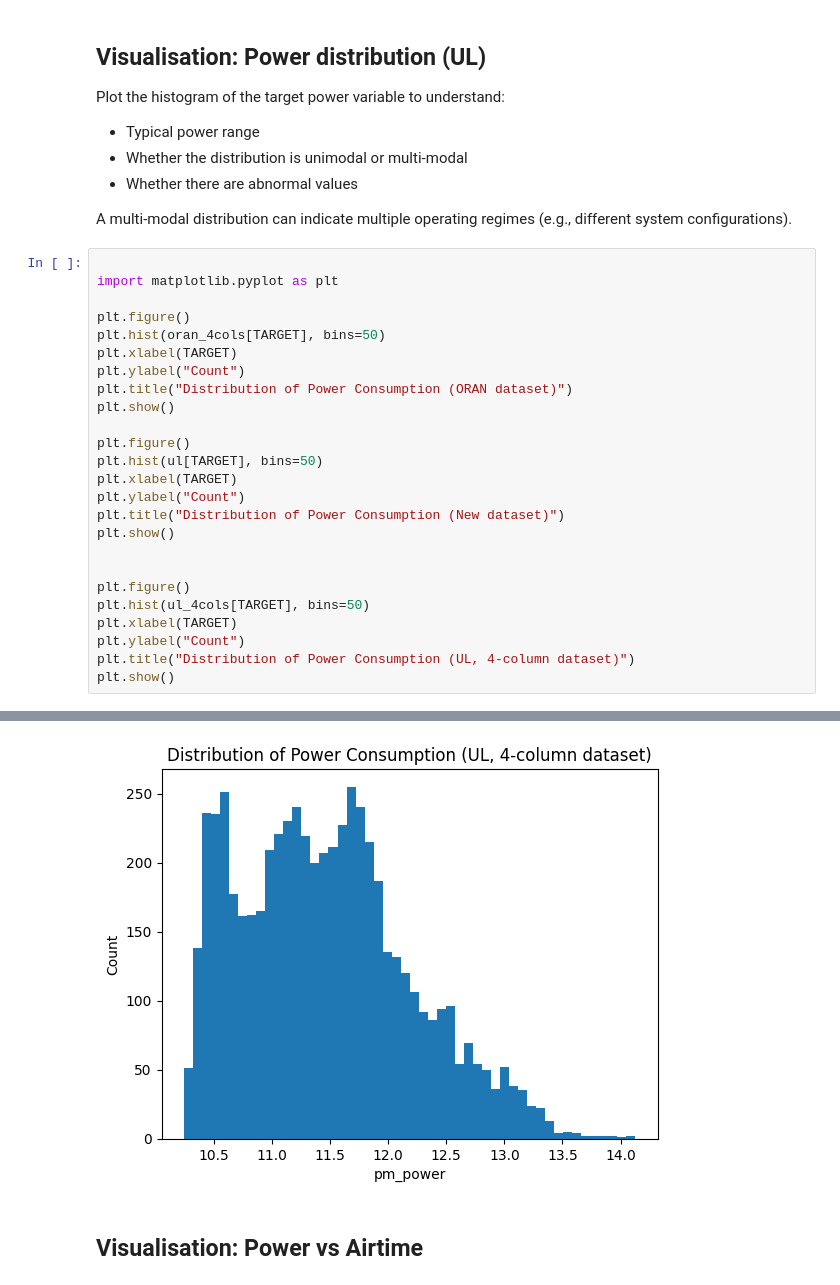
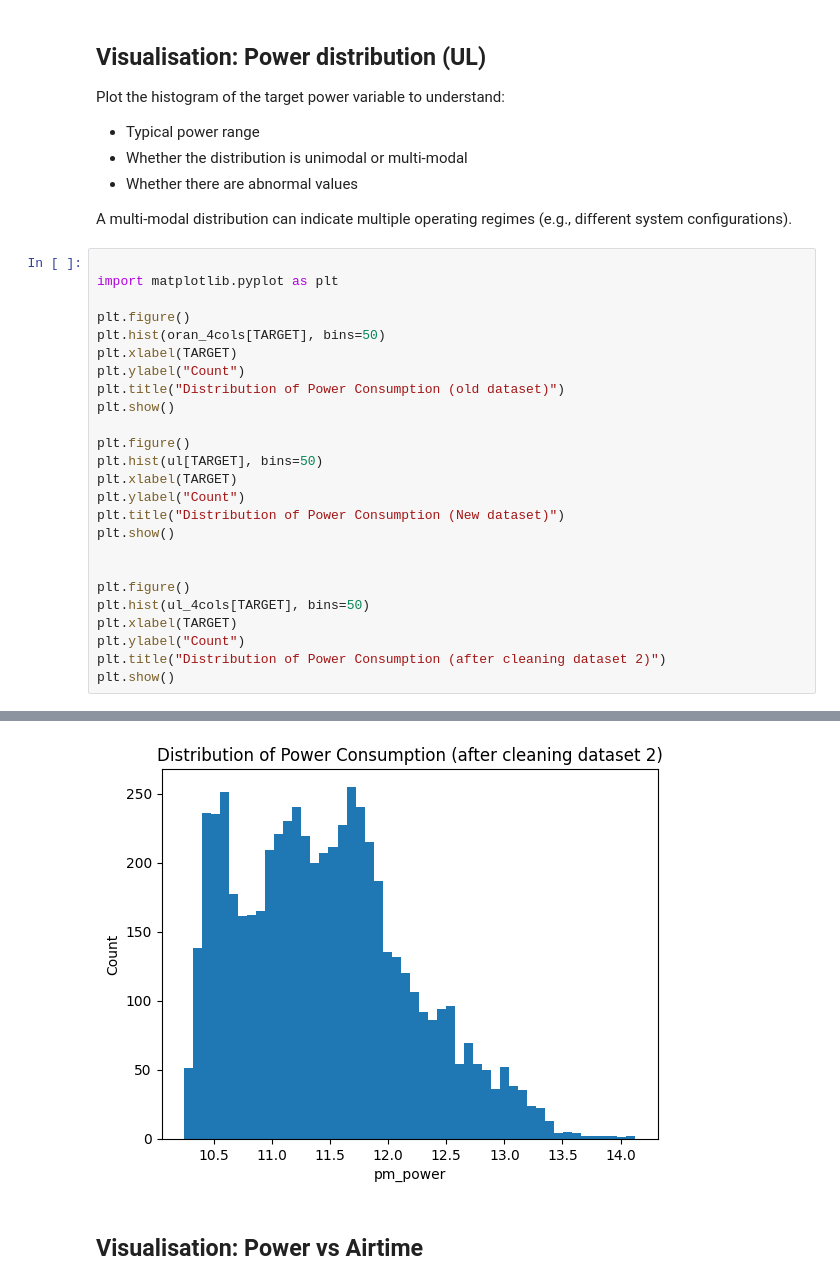
Before and after one commit to samiwu717/BAI_project, a Jupyter notebook: dataprocessing.ipynb, the cells around one changed output, grey strips where cells are left out. Saved outputs shown, nothing was run; the diff lists cells and outputs as text.

Commit message:
change the title of dataset distributions figures

```diff
--- a/dataprocessing.ipynb
+++ b/dataprocessing.ipynb
@@ -265,7 +265,7 @@ plt.figure()
 plt.hist(oran_4cols[TARGET], bins=50)
 plt.xlabel(TARGET)
 plt.ylabel("Count")
-plt.title("Distribution of Power Consumption (ORAN dataset)")
+plt.title("Distribution of Power Consumption (old dataset)")
 plt.show()
 
 plt.figure()
@@ -280,6 +280,6 @@ plt.figure()
 plt.hist(ul_4cols[TARGET], bins=50)
 plt.xlabel(TARGET)
 plt.ylabel("Count")
-plt.title("Distribution of Power Consumption (UL, 4-column dataset)")
+plt.title("Distribution of Power Consumption (after cleaning dataset 2)")
 plt.show()
 # %% [output]
@@ -287,5 +287,5 @@ plt.show()
 [figure]
-[figure, old version]
+[figure, new version]
 # %% [markdown]
 ##  Visualisation: Power vs Airtime
 # %%
```
Also changed, not shown: parts of 5 cells of this notebook, 9 other files.
